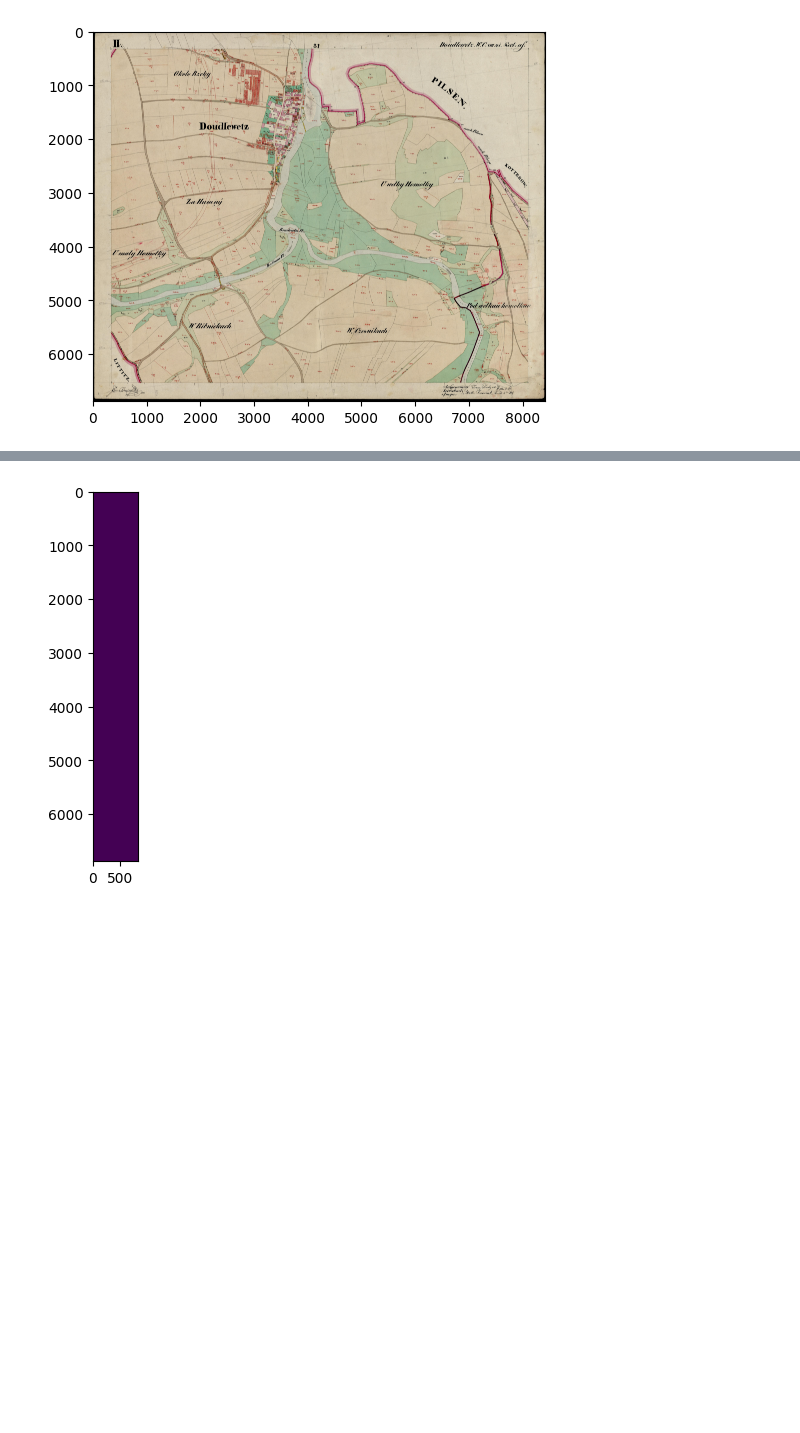
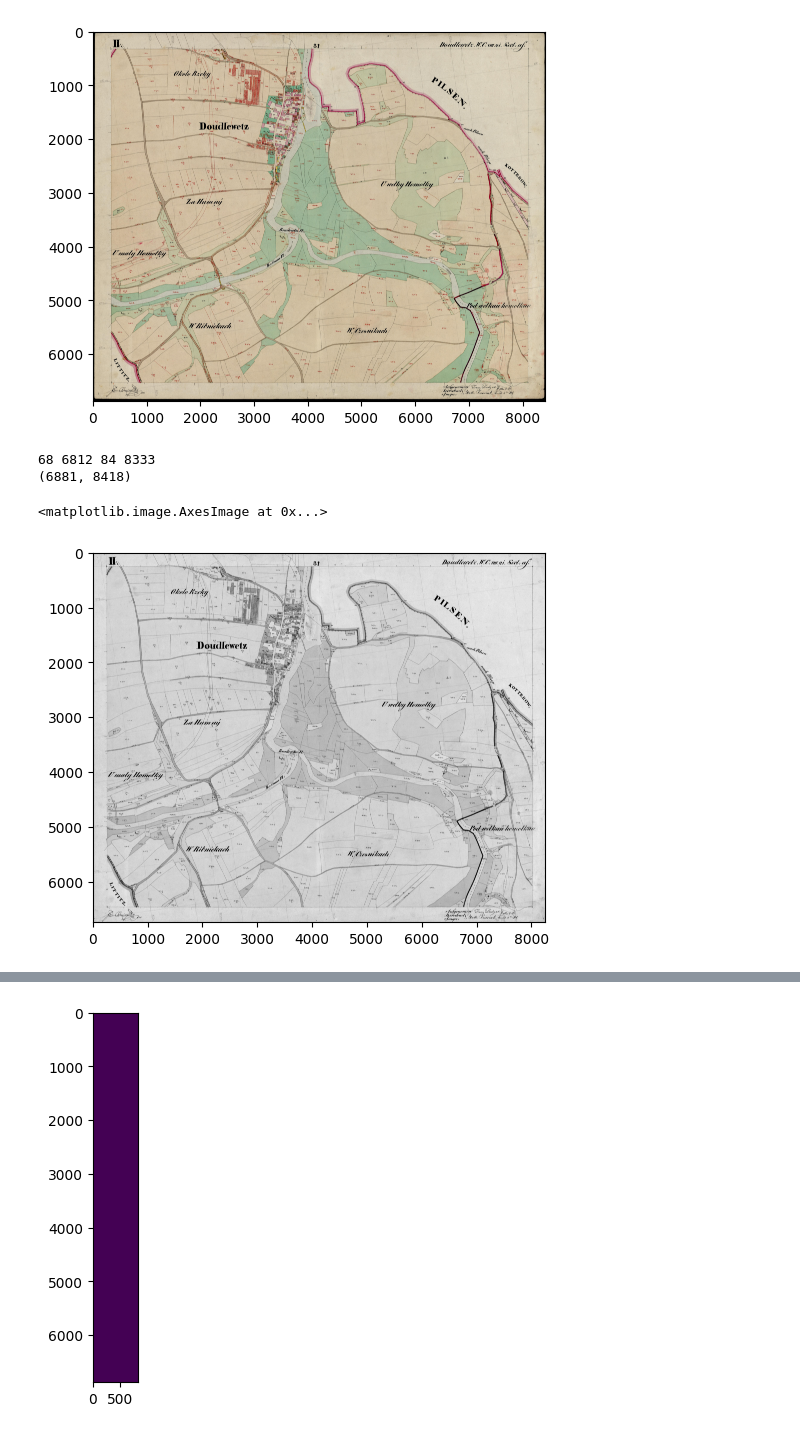
Before and after one commit to danschnurp/kiv-zvi, a Jupyter notebook: SP/experiments.ipynb, the cells around one changed output, grey strips where cells are left out. Saved outputs shown, nothing was run; the diff lists cells and outputs as text; code cells hidden in the pictures; blank space fills up the shorter version.

```diff
--- a/SP/experiments.ipynb
+++ b/SP/experiments.ipynb
@@ -21,3 +34,16 @@ plt.imshow(img)
+# %%
+right_border, left_border, bottom_border, top_border = get_sizes_procentual(0.01)
+print(bottom_border, top_border, right_border, left_border)
+print(img.shape)
+img = img[bottom_border:top_border, right_border:left_border]
+# %% [output]
+68 6812 84 8333
+(6881, 8418)
+# %%
+plt.imshow(img, cmap='gray')
+# %% [output]
+<matplotlib.image.AxesImage at 0x...>
+[figure, added]
 # %%
 # Taking the right 90% of the image.
 right_border = int(img.shape[1] * 0.9)
```
Also changed, not shown: parts of 8 cells of this notebook.
